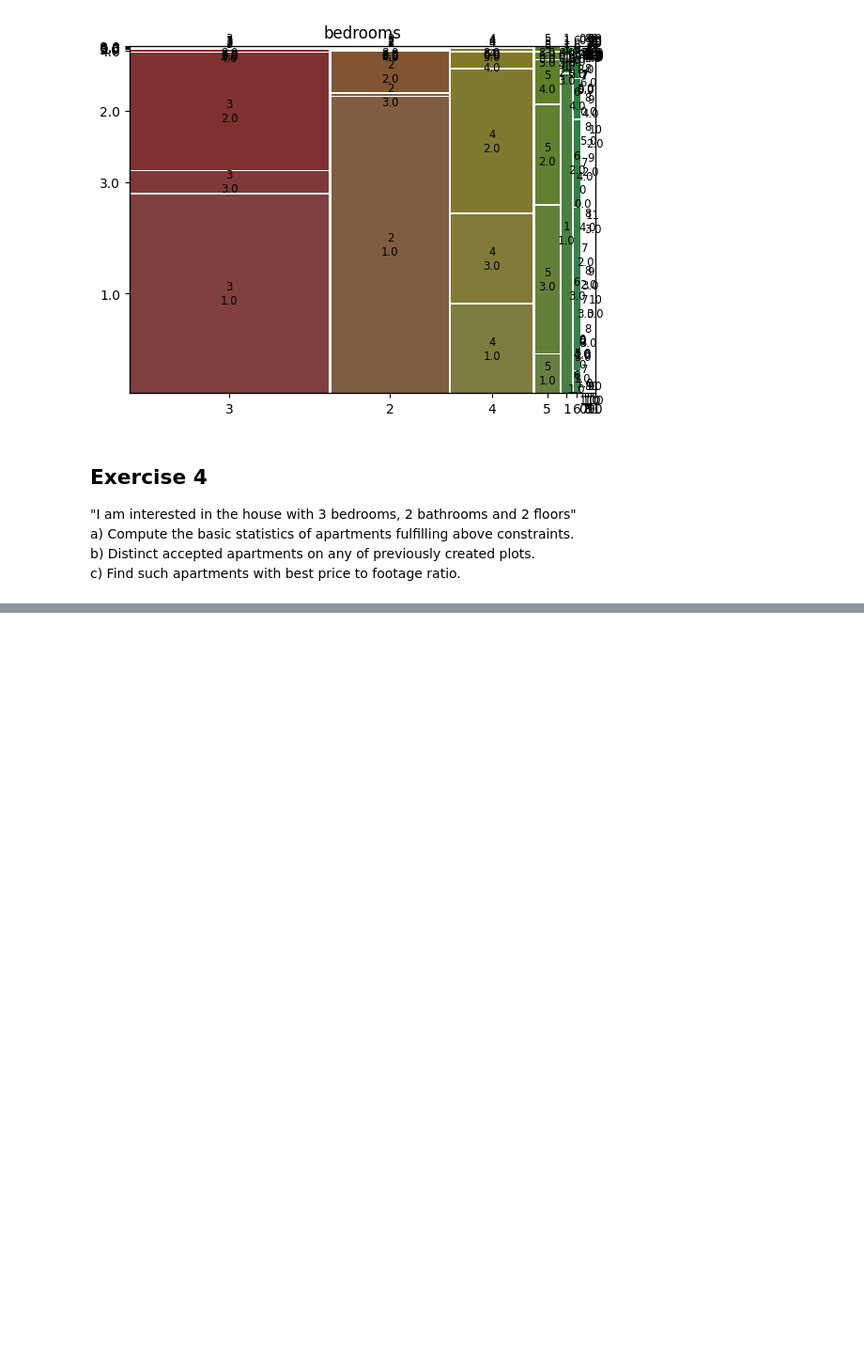
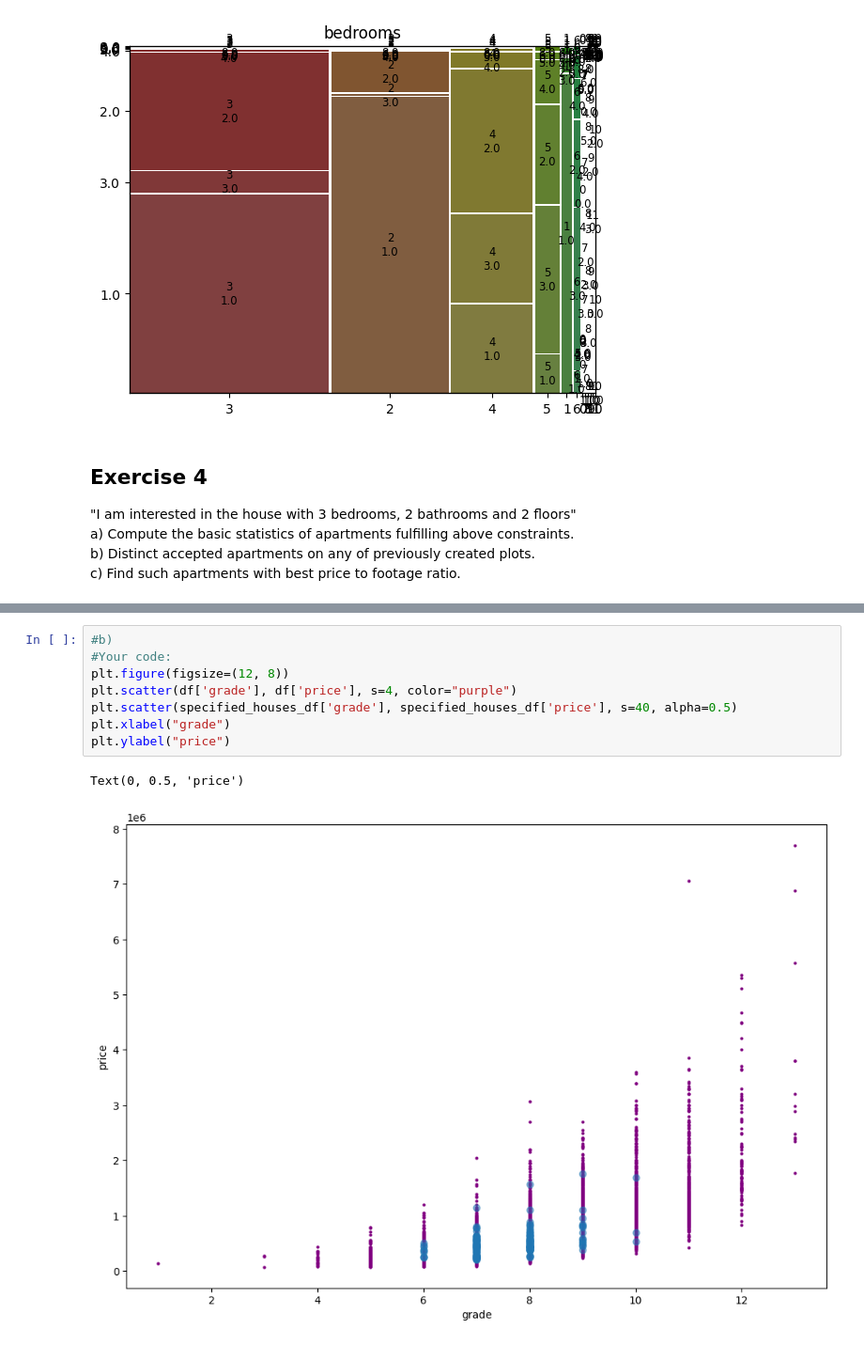
Before and after one commit to mawojcik/introduction_to_data_science, a Jupyter notebook: Lab_1/Assignment_1.ipynb, the cells around one changed output, grey strips where cells are left out. Shown at 94% size. Drawn from its saved outputs; the diff is of its cells as text; blank space fills up the shorter version.

```diff
--- a/Lab_1/Assignment_1.ipynb
+++ b/Lab_1/Assignment_1.ipynb
@@ -213,0 +195,11 @@ specified_houses_df.describe()
+# %%
+#b)
+#Your code:
+plt.figure(figsize=(12, 8))
+plt.scatter(df['grade'], df['price'], s=4, color="purple")
+plt.scatter(specified_houses_df['grade'], specified_houses_df['price'], s=40, alpha=0.5)
+plt.xlabel("grade")
+plt.ylabel("price")
+# %% [output]
+Text(0, 0.5, 'price')
+[figure, added]
```
Also changed, not shown: parts of 4 cells of this notebook.
